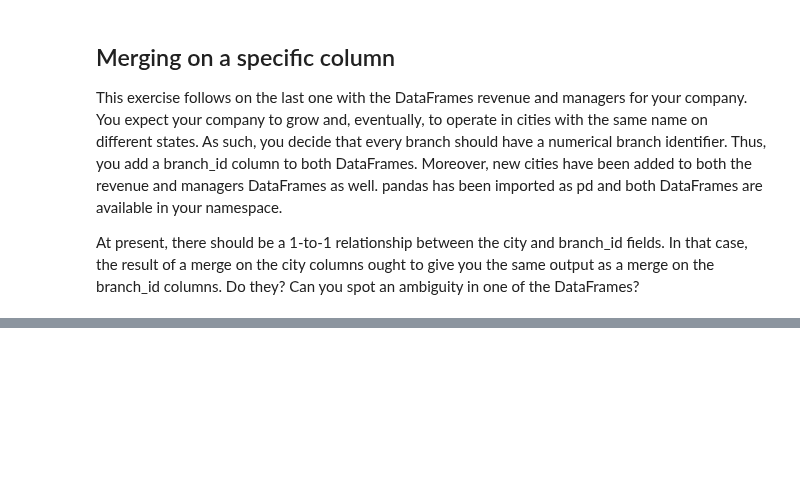
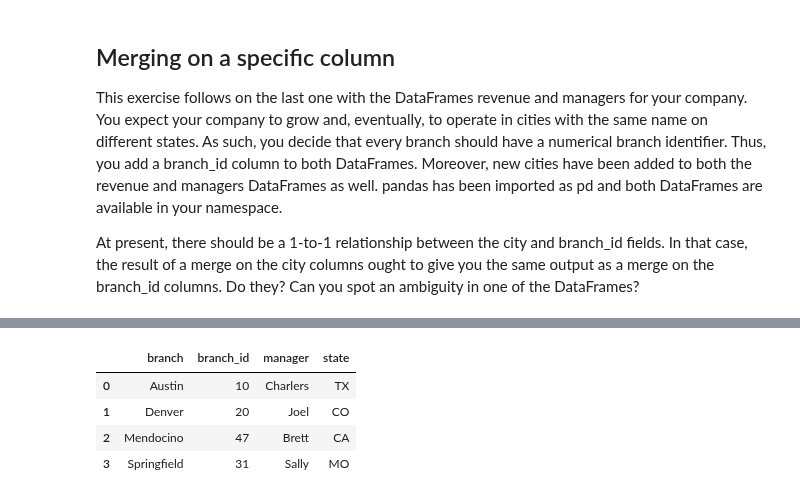
Before and after one commit to cyrsis/TensorflowPY36CPU, a Jupyter notebook: _1_PythonBasic/Pandas/MergingDataFramePandas.ipynb, the cells around one changed output, grey strips where cells are left out. Drawn from its saved outputs; the diff is of its cells as text; code cells hidden in the pictures; blank space fills up the shorter version.

```diff
--- a/_1_PythonBasic/Pandas/MergingDataFramePandas.ipynb
+++ b/_1_PythonBasic/Pandas/MergingDataFramePandas.ipynb
@@ -1058,0 +1138,12 @@ print(merge_by_id)
+# %%
+#init
+
+managers = pd.read_csv(path+'managers2.csv')
+# %%
+managers.head()
+# %% [output]
+|  | branch | branch_id | manager | state |
+| 0 | Austin | 10 | Charlers | TX |
+| 1 | Denver | 20 | Joel | CO |
+| 2 | Mendocino | 47 | Brett | CA |
+| 3 | Springfield | 31 | Sally | MO |
```
Also changed, not shown: parts of 27 cells of this notebook, 5 other files.
